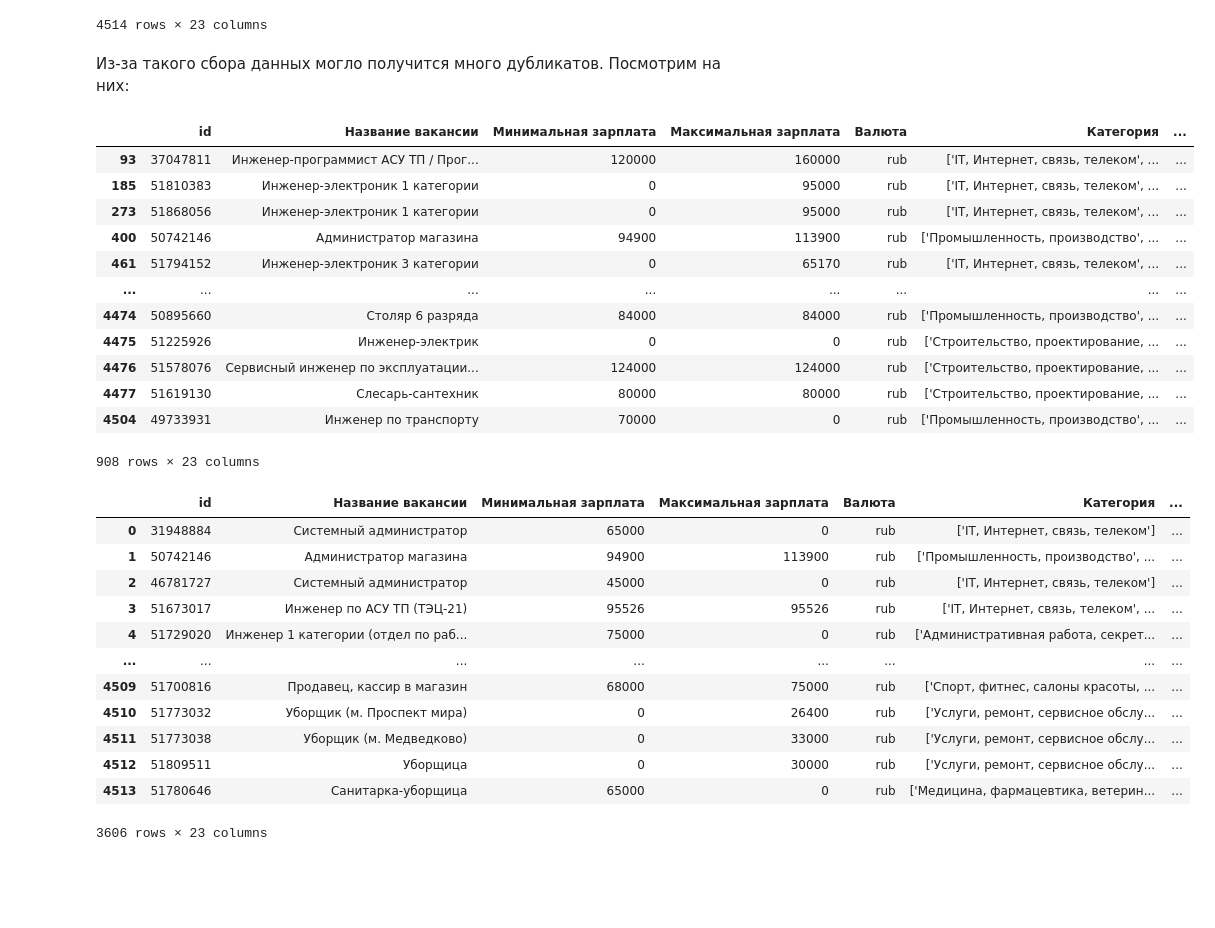
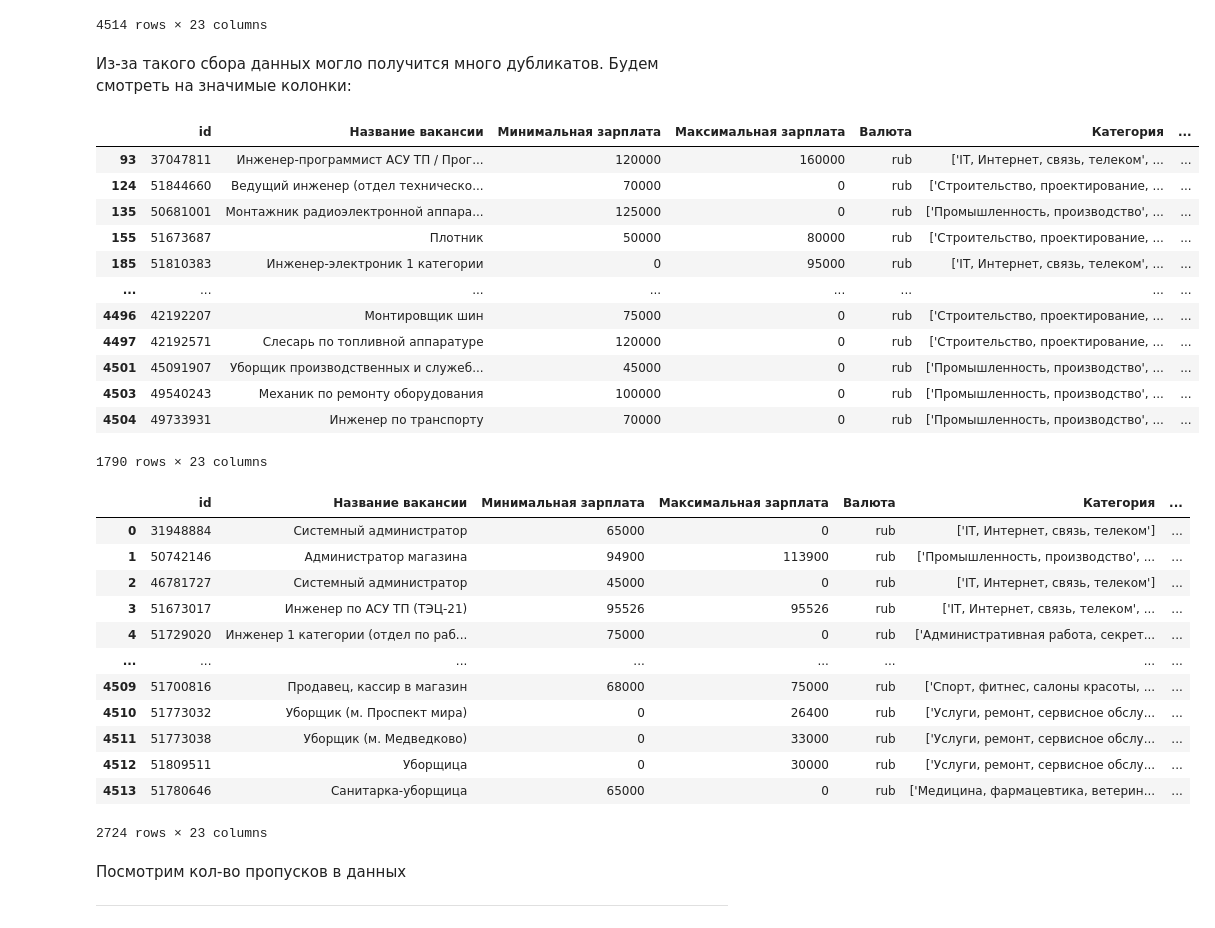
Before and after one commit to Dezurn/GP_2_Scraping_API, a Jupyter notebook: EDA & Analys/superjob_EDA.ipynb, the cells around one changed output. Saved outputs shown, nothing was run; the diff lists cells and outputs as text; code cells hidden in the pictures; blank space fills up the shorter version.

```diff
--- a/EDA & Analys/superjob_EDA.ipynb
+++ b/EDA & Analys/superjob_EDA.ipynb
@@ -27,25 +27,26 @@ df_sj
 # %%
 df_sj.to_csv('../datasets/superjob_all.csv', index=False)
 # %% [markdown]
-Из-за такого сбора данных могло получится много дубликатов. Посмотрим на них:
+Из-за такого сбора данных могло получится много дубликатов. Будем смотреть на значимые колонки:
 # %%
-df_sj[df_sj.duplicated(keep='first')]
+duplicates = df_sj.duplicated(subset=['Минимальная зарплата', 'Максимальная зарплата', 'Название компании', 'Адрес'], keep='first')
+df_sj[duplicates]
 # %% [output]
 |  | id | Название вакансии | Минимальная зарплата | Максимальная зарплата | Валюта | Категория | ... |
 | 93 | 37047811 | Инженер-программист АСУ ТП / Прог... | 120000 | 160000 | rub | ['IT, Интернет, связь, телеком', ... | ... |
+| 124 | 51844660 | Ведущий инженер (отдел техническо... | 70000 | 0 | rub | ['Строительство, проектирование, ... | ... |
+| 135 | 50681001 | Монтажник радиоэлектронной аппара... | 125000 | 0 | rub | ['Промышленность, производство', ... | ... |
+| 155 | 51673687 | Плотник | 50000 | 80000 | rub | ['Строительство, проектирование, ... | ... |
 | 185 | 51810383 | Инженер-электроник 1 категории | 0 | 95000 | rub | ['IT, Интернет, связь, телеком', ... | ... |
-| 273 | 51868056 | Инженер-электроник 1 категории | 0 | 95000 | rub | ['IT, Интернет, связь, телеком', ... | ... |
-| 400 | 50742146 | Администратор магазина | 94900 | 113900 | rub | ['Промышленность, производство', ... | ... |
-| 461 | 51794152 | Инженер-электроник 3 категории | 0 | 65170 | rub | ['IT, Интернет, связь, телеком', ... | ... |
 | ... | ... | ... | ... | ... | ... | ... | ... |
-| 4474 | 50895660 | Столяр 6 разряда | 84000 | 84000 | rub | ['Промышленность, производство', ... | ... |
-| 4475 | 51225926 | Инженер-электрик | 0 | 0 | rub | ['Строительство, проектирование, ... | ... |
-| 4476 | 51578076 | Сервисный инженер по эксплуатации... | 124000 | 124000 | rub | ['Строительство, проектирование, ... | ... |
-| 4477 | 51619130 | Слесарь-сантехник | 80000 | 80000 | rub | ['Строительство, проектирование, ... | ... |
+| 4496 | 42192207 | Монтировщик шин | 75000 | 0 | rub | ['Строительство, проектирование, ... | ... |
+| 4497 | 42192571 | Слесарь по топливной аппаратуре | 120000 | 0 | rub | ['Строительство, проектирование, ... | ... |
+| 4501 | 45091907 | Уборщик производственных и служеб... | 45000 | 0 | rub | ['Промышленность, производство', ... | ... |
+| 4503 | 49540243 | Механик по ремонту оборудования | 100000 | 0 | rub | ['Промышленность, производство', ... | ... |
 | 4504 | 49733931 | Инженер по транспорту | 70000 | 0 | rub | ['Промышленность, производство', ... | ... |
-908 rows × 23 columns
+1790 rows × 23 columns
 # %%
-df_sj = df_sj.drop_duplicates()
+df_sj = df_sj.drop_duplicates(subset=['Минимальная зарплата', 'Максимальная зарплата', 'Название компании', 'Адрес'])
 df_sj
 # %% [output]
 |  | id | Название вакансии | Минимальная зарплата | Максимальная зарплата | Валюта | Категория | ... |
@@ -60,4 +61,8 @@ df_sj
 | 4511 | 51773038 | Уборщик (м. Медведково) | 0 | 33000 | rub | ['Услуги, ремонт, сервисное обслу... | ... |
 | 4512 | 51809511 | Уборщица | 0 | 30000 | rub | ['Услуги, ремонт, сервисное обслу... | ... |
 | 4513 | 51780646 | Санитарка-уборщица | 65000 | 0 | rub | ['Медицина, фармацевтика, ветерин... | ... |
-3606 rows × 23 columns
+2724 rows × 23 columns
+# %% [markdown]
+Посмотрим кол-во пропусков в данных
+
+---
```
Also changed, not shown: parts of 41 cells of this notebook, 11 other files.
